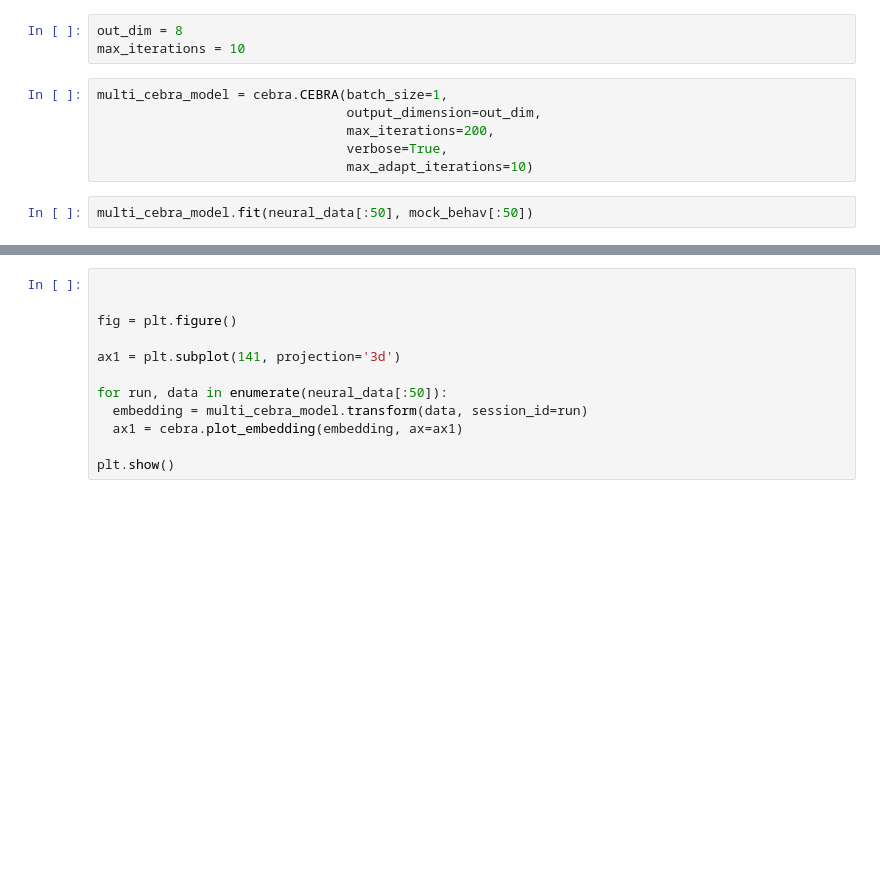
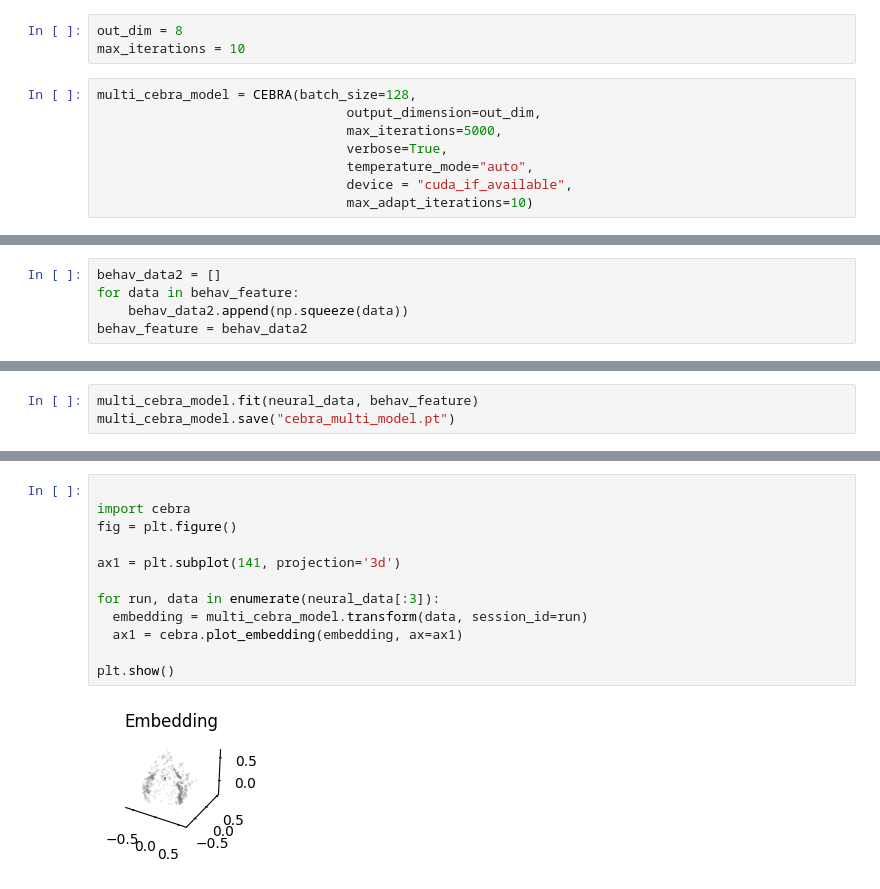
Before and after one commit to Tsuchijo/CEBRA-training, a Jupyter notebook: Time_labeled_run.ipynb, the cells around one changed output, grey strips where cells are left out. Saved outputs shown, nothing was run; the diff lists cells and outputs as text; blank space fills up the shorter version.

```diff
--- a/Time_labeled_run.ipynb
+++ b/Time_labeled_run.ipynb
@@ -161,10 +225,10 @@ for count, data in enumerate(neural_data):
 out_dim = 8
 max_iterations = 10
 # %%
-multi_cebra_model = cebra.CEBRA(batch_size=1,
+multi_cebra_model = CEBRA(batch_size=128,
                                 output_dimension=out_dim,
-                                max_iterations=200,
+                                max_iterations=5000,
                                 verbose=True,
+                                temperature_mode="auto",
+                                device = "cuda_if_available",
                                 max_adapt_iterations=10)
-# %%
-multi_cebra_model.fit(neural_data[:50], mock_behav[:50])
@@ -172,0 +235,5 @@ CEBRA(batch_size=1, max_adapt_iterations=10, max_iterations=200, verbose=True)
+# %%
+behav_data2 = []
+for data in behav_feature:
+    behav_data2.append(np.squeeze(data))
+behav_feature = behav_data2
@@ -173,3 +244,6 @@ CEBRA(batch_size=1, max_adapt_iterations=10, max_iterations=200, verbose=True)
+# %%
+multi_cebra_model.fit(neural_data, behav_feature)
+multi_cebra_model.save("cebra_multi_model.pt")
 # %%
 print(np.shape(mock_behav[1]))
 np.shape(neural_data[1])
@@ -179,12 +252,14 @@ np.shape(neural_data[1])
 # %%
 
-
+import cebra
 fig = plt.figure()
 
 ax1 = plt.subplot(141, projection='3d')
 
-for run, data in enumerate(neural_data[:50]):
+for run, data in enumerate(neural_data[:3]):
   embedding = multi_cebra_model.transform(data, session_id=run)
   ax1 = cebra.plot_embedding(embedding, ax=ax1)
 
 plt.show()
+# %% [output]
+[figure, added]
```
Also changed, not shown: parts of 19 cells of this notebook, 2 other files.
